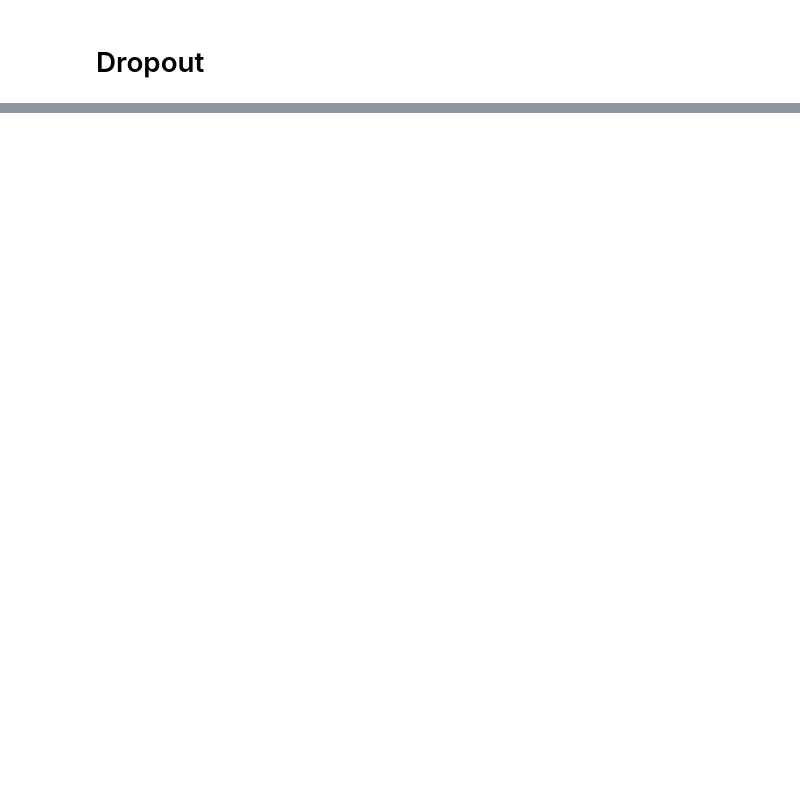
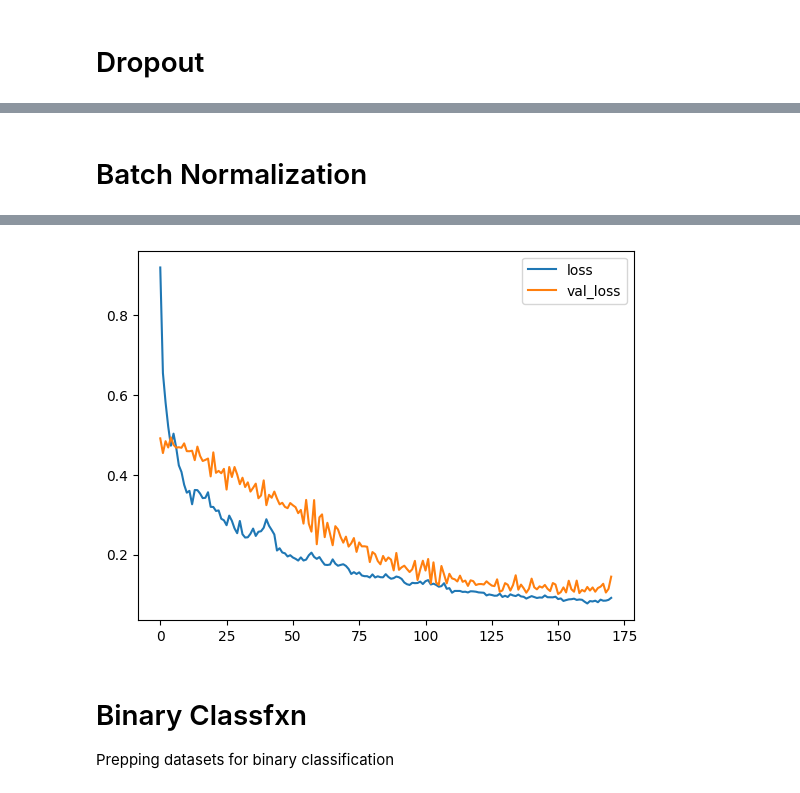
Before and after one commit to the-menna-sherif/Refreshing_ML_Muscle_Memory, a Jupyter notebook: Intermediate_Learner.ipynb, the cells around one changed output, grey strips where cells are left out. Saved outputs shown, nothing was run; the diff lists cells and outputs as text; code cells hidden in the pictures; blank space fills up the shorter version.

```diff
--- a/Intermediate_Learner.ipynb
+++ b/Intermediate_Learner.ipynb
@@ -203,0 +217,40 @@ history_dropper = dropper_model.fit(
+# %% [markdown]
+# Batch Normalization
+# %%
+from tensorflow import keras
+from keras import layers, callbacks
+
+early_stopping = callbacks.EarlyStopping(
+    min_delta=0.001 ,
+    patience=20 ,
+    restore_best_weights=True
+)
+
+BN_dropper_model = keras.Sequential([
+    layers.Input(shape=[X_train.shape[1]]),
+    layers.BatchNormalization(),
+    layers.Dense(512, activation='relu'),
+    layers.BatchNormalization(),
+    layers.Dropout(0.3),
+    layers.Dense(512, activation='relu'),
+    layers.Dense(1),
+])
+
+BN_dropper_model.compile(
+    optimizer='adam',
+    loss='mae',
+)
+
+history_BN_dropper = BN_dropper_model.fit(
+    X_train, y_train,
+    validation_data=(X_valid, y_valid),
+    batch_size=256,
+    epochs=500,
+    callbacks=[early_stopping],
+    verbose=False,
+    )
+
+history_BN_dropper_df = pd.DataFrame(history_BN_dropper.history)
+history_BN_dropper_df.loc[:, ['loss', 'val_loss']].plot();
+print("Minimum validation loss: {}".format(history_BN_dropper_df['val_loss'].min()))
+# %% [output]
@@ -203,0 +258,5 @@ history_dropper = dropper_model.fit(
+[figure, added]
+# %% [markdown]
+# Binary Classfxn
+
+Prepping datasets for binary classification
```
Also changed, not shown: parts of 11 cells of this notebook.
